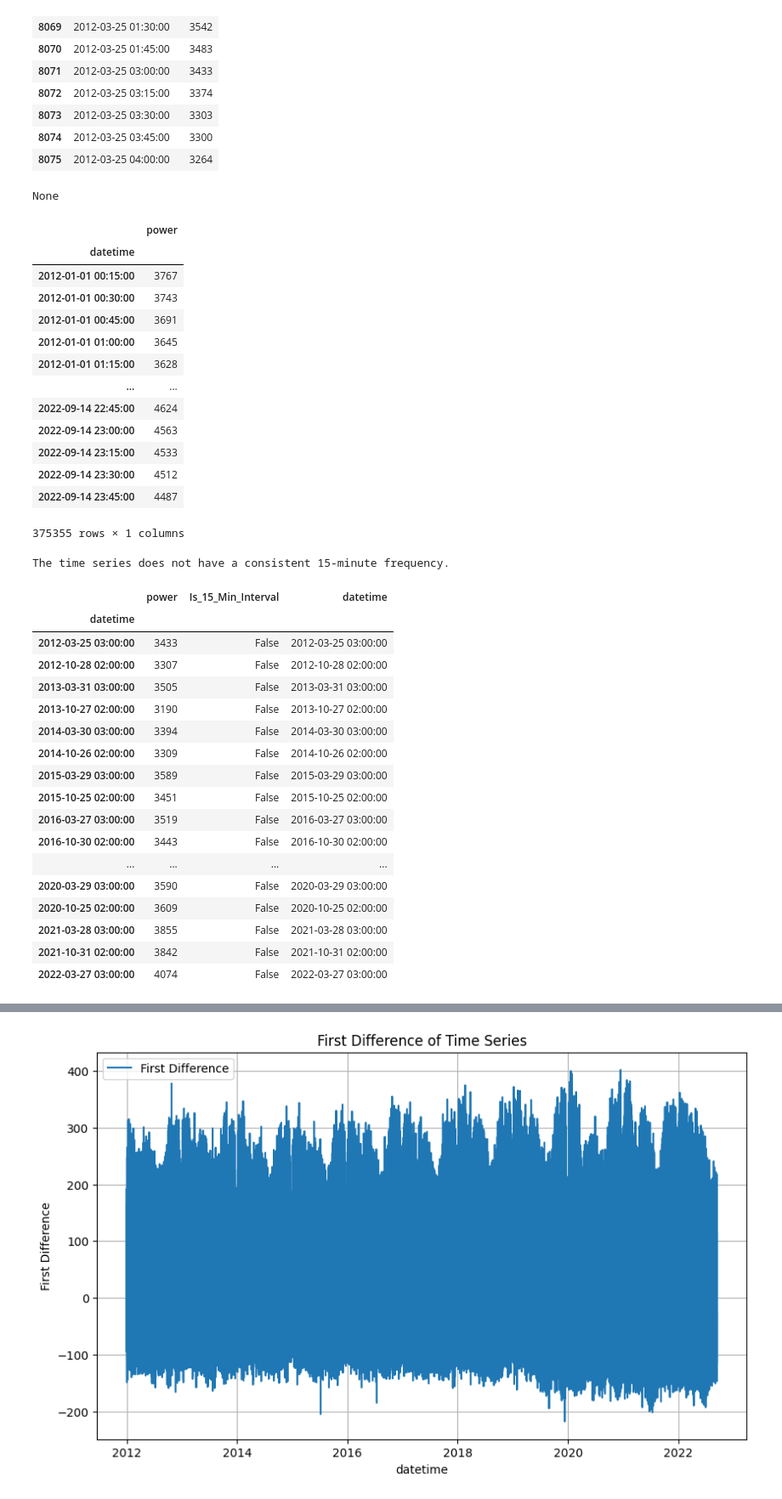
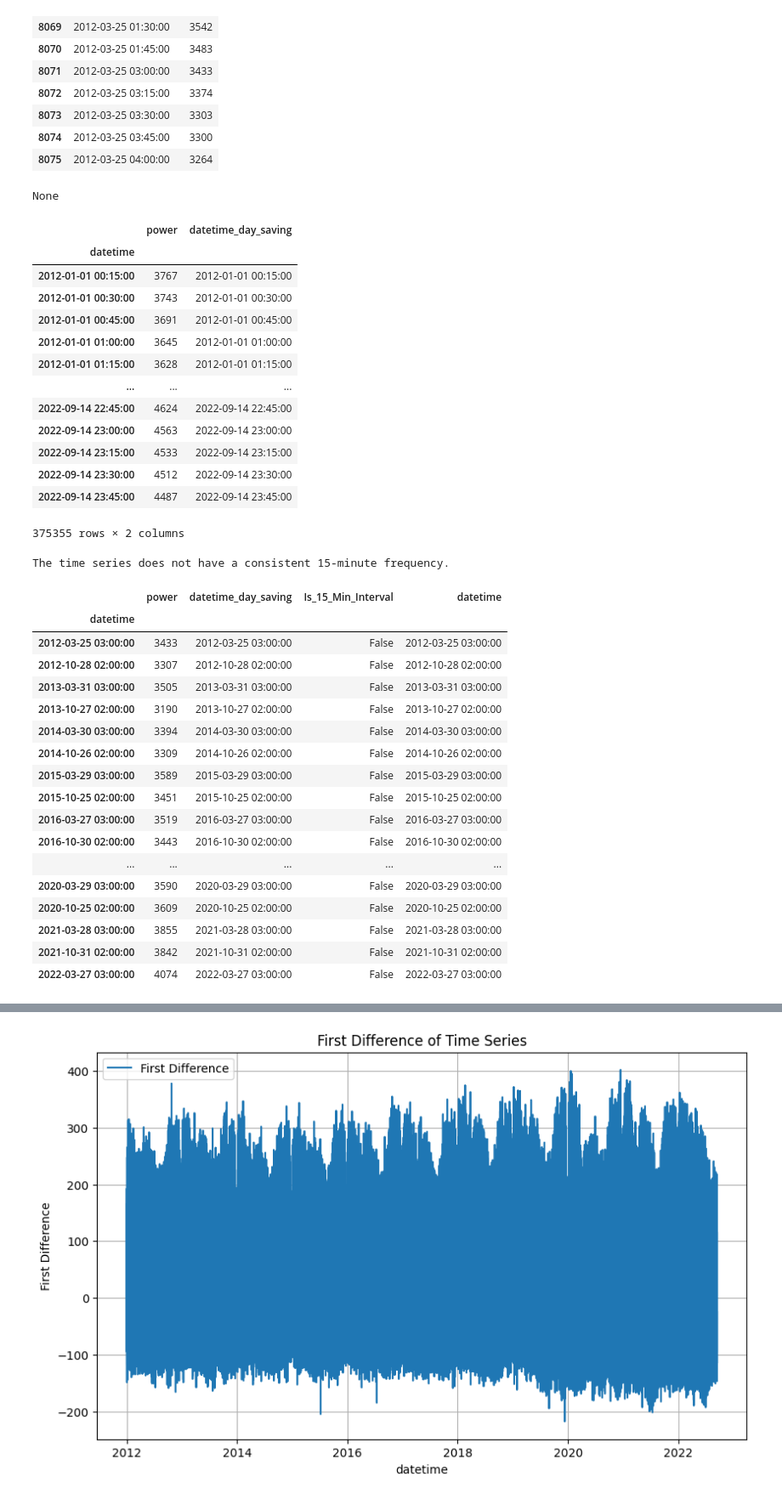
Before and after one commit to cgassman/electricistan, a Jupyter notebook: notebook_first_try.ipynb, the cells around one changed output, grey strips where cells are left out. Shown at 85% size. Cells and saved outputs as stored; diff of their text form; code cells hidden in the pictures.

```diff
--- a/notebook_first_try.ipynb
+++ b/notebook_first_try.ipynb
@@ -32,24 +32,25 @@ display(df_filtered)
 | 8075 | 2012-03-25 04:00:00 | 3264 |
 # %%
 print(data['datetime'].dt.tz)
+data['datetime_day_saving'] = data['datetime']
 data.set_index('datetime', inplace=True)
 display(data)
 # %% [output]
 None
-|  | power |
-| datetime |  |
-| 2012-01-01 00:15:00 | 3767 |
-| 2012-01-01 00:30:00 | 3743 |
-| 2012-01-01 00:45:00 | 3691 |
-| 2012-01-01 01:00:00 | 3645 |
-| 2012-01-01 01:15:00 | 3628 |
-| ... | ... |
-| 2022-09-14 22:45:00 | 4624 |
-| 2022-09-14 23:00:00 | 4563 |
-| 2022-09-14 23:15:00 | 4533 |
-| 2022-09-14 23:30:00 | 4512 |
-| 2022-09-14 23:45:00 | 4487 |
+|  | power | datetime_day_saving |
+| datetime |  |  |
+| 2012-01-01 00:15:00 | 3767 | 2012-01-01 00:15:00 |
+| 2012-01-01 00:30:00 | 3743 | 2012-01-01 00:30:00 |
+| 2012-01-01 00:45:00 | 3691 | 2012-01-01 00:45:00 |
+| 2012-01-01 01:00:00 | 3645 | 2012-01-01 01:00:00 |
+| 2012-01-01 01:15:00 | 3628 | 2012-01-01 01:15:00 |
+| ... | ... | ... |
+| 2022-09-14 22:45:00 | 4624 | 2022-09-14 22:45:00 |
+| 2022-09-14 23:00:00 | 4563 | 2022-09-14 23:00:00 |
+| 2022-09-14 23:15:00 | 4533 | 2022-09-14 23:15:00 |
+| 2022-09-14 23:30:00 | 4512 | 2022-09-14 23:30:00 |
+| 2022-09-14 23:45:00 | 4487 | 2022-09-14 23:45:00 |
-375355 rows × 1 columns
+375355 rows × 2 columns
 # %%
 time_intervals = data.index.to_series().diff()
 is_consistent_15min = all(time_interval == pd.Timedelta('15 minutes') for time_interval in time_intervals[1:])
@@ -67,24 +68,24 @@ data['datetime'] = data.index
 daysaving = data[data['Is_15_Min_Interval'] == False]
 display(daysaving)
 # %% [output]
-|  | power | Is_15_Min_Interval | datetime |
-| datetime |  |  |  |
-| 2012-03-25 03:00:00 | 3433 | False | 2012-03-25 03:00:00 |
-| 2012-10-28 02:00:00 | 3307 | False | 2012-10-28 02:00:00 |
-| 2013-03-31 03:00:00 | 3505 | False | 2013-03-31 03:00:00 |
-| 2013-10-27 02:00:00 | 3190 | False | 2013-10-27 02:00:00 |
-| 2014-03-30 03:00:00 | 3394 | False | 2014-03-30 03:00:00 |
-| 2014-10-26 02:00:00 | 3309 | False | 2014-10-26 02:00:00 |
-| 2015-03-29 03:00:00 | 3589 | False | 2015-03-29 03:00:00 |
-| 2015-10-25 02:00:00 | 3451 | False | 2015-10-25 02:00:00 |
-| 2016-03-27 03:00:00 | 3519 | False | 2016-03-27 03:00:00 |
-| 2016-10-30 02:00:00 | 3443 | False | 2016-10-30 02:00:00 |
-| ... | ... | ... | ... |
-| 2020-03-29 03:00:00 | 3590 | False | 2020-03-29 03:00:00 |
-| 2020-10-25 02:00:00 | 3609 | False | 2020-10-25 02:00:00 |
-| 2021-03-28 03:00:00 | 3855 | False | 2021-03-28 03:00:00 |
-| 2021-10-31 02:00:00 | 3842 | False | 2021-10-31 02:00:00 |
-| 2022-03-27 03:00:00 | 4074 | False | 2022-03-27 03:00:00 |
+|  | power | datetime_day_saving | Is_15_Min_Interval | datetime |
+| datetime |  |  |  |  |
+| 2012-03-25 03:00:00 | 3433 | 2012-03-25 03:00:00 | False | 2012-03-25 03:00:00 |
+| 2012-10-28 02:00:00 | 3307 | 2012-10-28 02:00:00 | False | 2012-10-28 02:00:00 |
+| 2013-03-31 03:00:00 | 3505 | 2013-03-31 03:00:00 | False | 2013-03-31 03:00:00 |
+| 2013-10-27 02:00:00 | 3190 | 2013-10-27 02:00:00 | False | 2013-10-27 02:00:00 |
+| 2014-03-30 03:00:00 | 3394 | 2014-03-30 03:00:00 | False | 2014-03-30 03:00:00 |
+| 2014-10-26 02:00:00 | 3309 | 2014-10-26 02:00:00 | False | 2014-10-26 02:00:00 |
+| 2015-03-29 03:00:00 | 3589 | 2015-03-29 03:00:00 | False | 2015-03-29 03:00:00 |
+| 2015-10-25 02:00:00 | 3451 | 2015-10-25 02:00:00 | False | 2015-10-25 02:00:00 |
+| 2016-03-27 03:00:00 | 3519 | 2016-03-27 03:00:00 | False | 2016-03-27 03:00:00 |
+| 2016-10-30 02:00:00 | 3443 | 2016-10-30 02:00:00 | False | 2016-10-30 02:00:00 |
+| ... | ... | ... | ... | ... |
+| 2020-03-29 03:00:00 | 3590 | 2020-03-29 03:00:00 | False | 2020-03-29 03:00:00 |
+| 2020-10-25 02:00:00 | 3609 | 2020-10-25 02:00:00 | False | 2020-10-25 02:00:00 |
+| 2021-03-28 03:00:00 | 3855 | 2021-03-28 03:00:00 | False | 2021-03-28 03:00:00 |
+| 2021-10-31 02:00:00 | 3842 | 2021-10-31 02:00:00 | False | 2021-10-31 02:00:00 |
+| 2022-03-27 03:00:00 | 4074 | 2022-03-27 03:00:00 | False | 2022-03-27 03:00:00 |
 # %%
 daylight_saving_time = False
 for index, row in data.iterrows():
```
Also changed, not shown: parts of 10 cells of this notebook.
